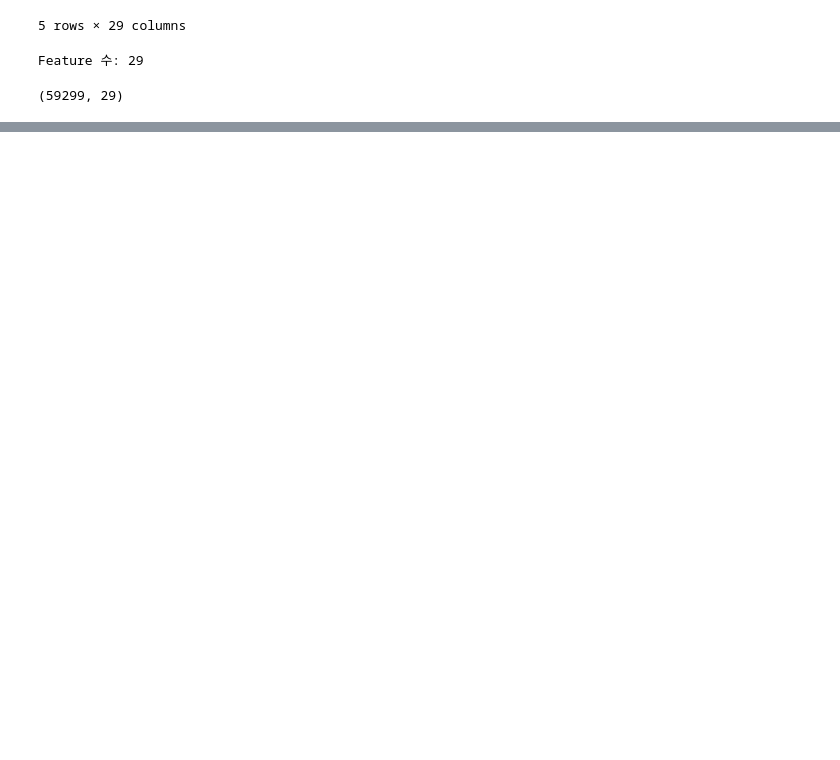
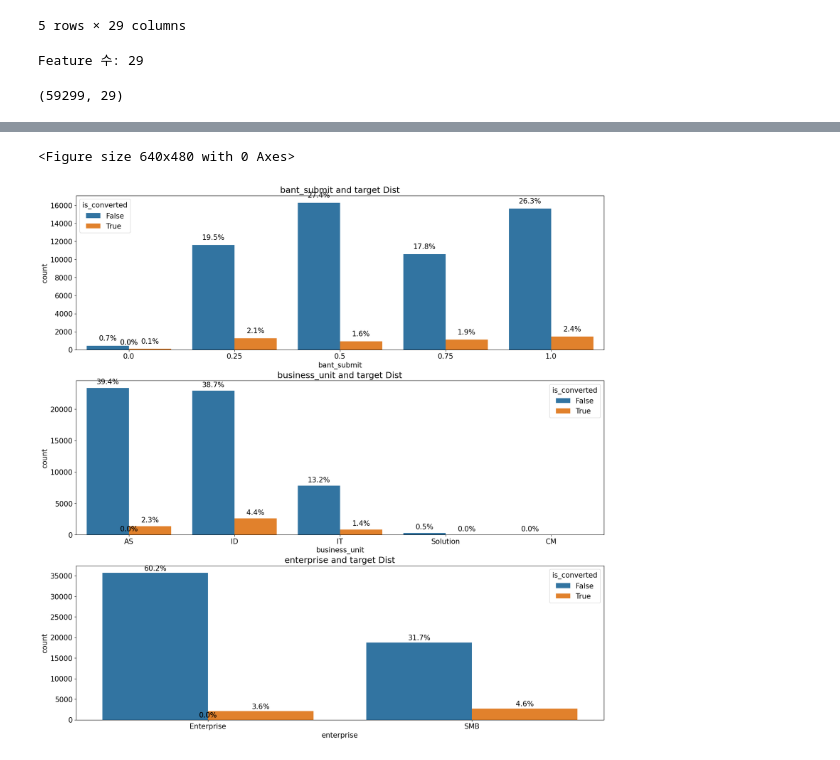
Before and after one commit to Hyeon-kki/LG-Hackathon, a Jupyter notebook: EDA_1.ipynb, the cells around one changed output, grey strips where cells are left out. Cells and saved outputs as stored; diff of their text form; code cells hidden in the pictures; blank space fills up the shorter version.

```diff
--- a/EDA_1.ipynb
+++ b/EDA_1.ipynb
@@ -109,0 +126,19 @@ Train set의 Sample 수: 59299
+# %%
+import matplotlib.gridspec as gridspec
+
+def countplot_with_target(train, feature_list, nrows, ncols, size):
+    plt.tight_layout()
+    plt.figure(figsize=size)
+    grid = gridspec.GridSpec(nrows, ncols)
+
+    for idx, feature in enumerate(feature_list):
+        ax = plt.subplot(grid[idx])
+        sns.countplot(data=train, x=feature, hue='is_converted', ax = ax)
+        percentage(ax, len(train))
+        ax.set_title(f"{feature} and target Dist")
+# %%
+feature_list = ['bant_submit', 'business_unit', 'enterprise']
+countplot_with_target(train, feature_list, 3, 1, (20, 20))
+# %% [output]
+<Figure size 640x480 with 0 Axes>
+[figure, added]
```
Also changed, not shown: parts of 7 cells of this notebook.
